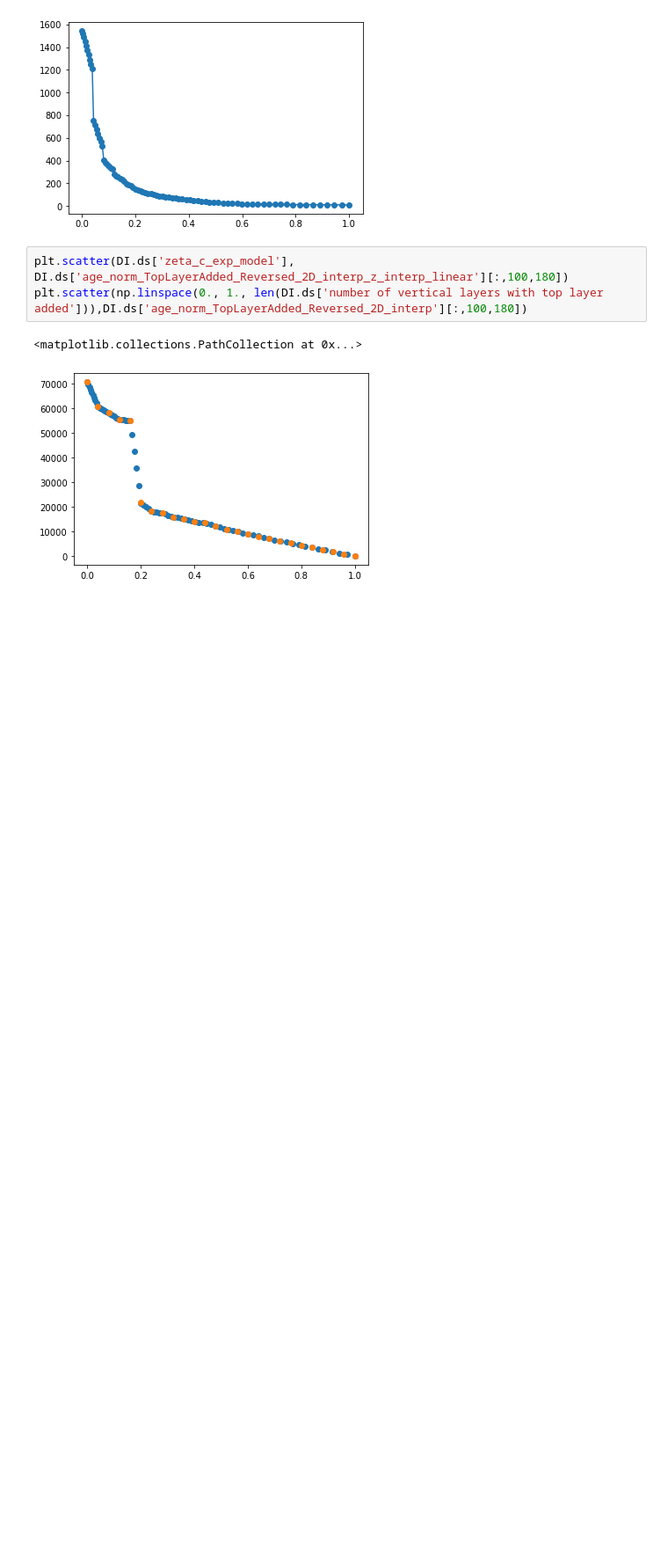
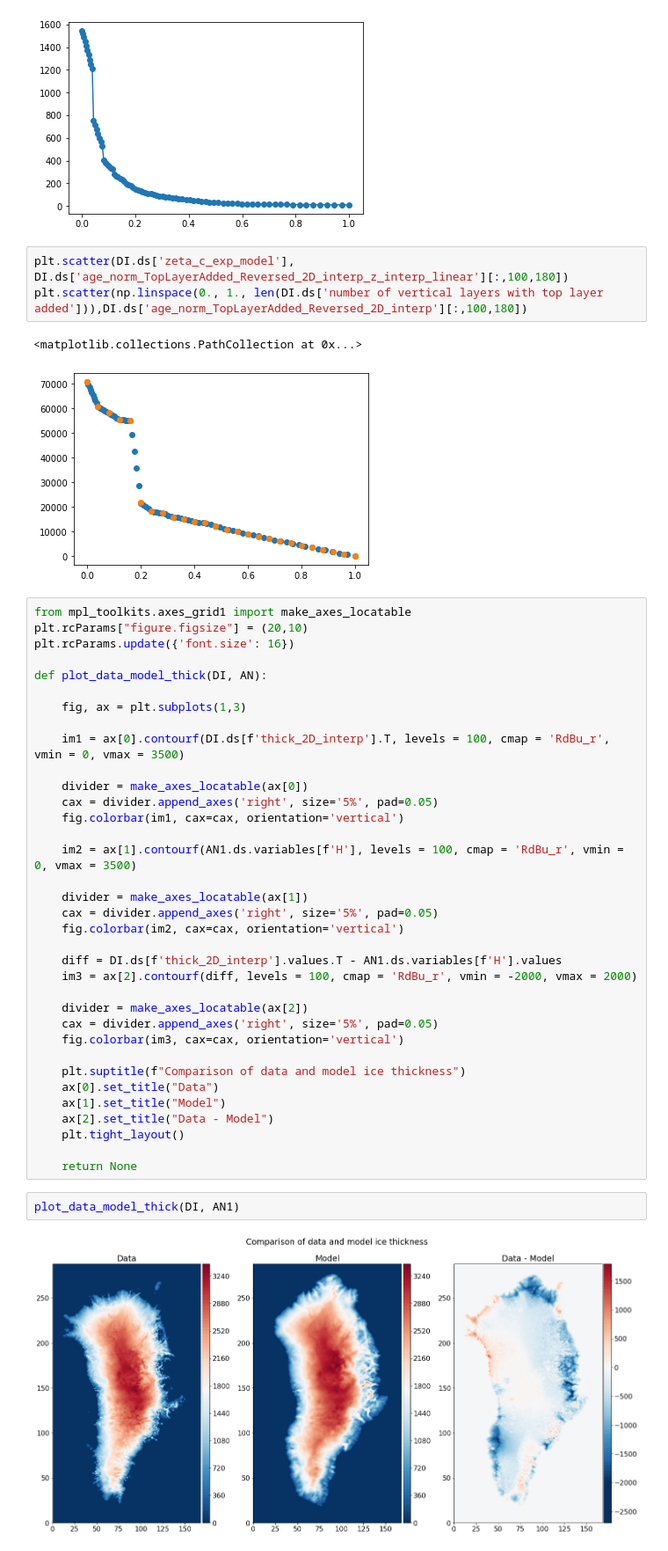
Before and after one commit to Shreyas911/sicopolis_tapenade_tools, a Jupyter notebook: forward_run_analysis/forward_run_analysis.ipynb, the cells around one changed output. Shown at 88% size. Drawn from its saved outputs; the diff is of its cells as text; blank space fills up the shorter version.

```diff
--- a/forward_run_analysis/forward_run_analysis.ipynb
+++ b/forward_run_analysis/forward_run_analysis.ipynb
@@ -553,3 +667,42 @@ plt.scatter(np.linspace(0., 1., len(DI.ds['number of vertical layers with top la
 # %% [output]
 <matplotlib.collections.PathCollection at 0x...>
 [figure]
+# %%
+from mpl_toolkits.axes_grid1 import make_axes_locatable
+plt.rcParams["figure.figsize"] = (20,10)
+plt.rcParams.update({'font.size': 16})
+
+def plot_data_model_thick(DI, AN):
+
+    fig, ax = plt.subplots(1,3)
+
+    im1 = ax[0].contourf(DI.ds[f'thick_2D_interp'].T, levels = 100, cmap = 'RdBu_r', vmin = 0, vmax = 3500)
+
+    divider = make_axes_locatable(ax[0])
+    cax = divider.append_axes('right', size='5%', pad=0.05)
+    fig.colorbar(im1, cax=cax, orientation='vertical')
+
+    im2 = ax[1].contourf(AN1.ds.variables[f'H'], levels = 100, cmap = 'RdBu_r', vmin = 0, vmax = 3500)
+
+    divider = make_axes_locatable(ax[1])
+    cax = divider.append_axes('right', size='5%', pad=0.05)
+    fig.colorbar(im2, cax=cax, orientation='vertical')
+
+    diff = DI.ds[f'thick_2D_interp'].values.T - AN1.ds.variables[f'H'].values
+    im3 = ax[2].contourf(diff, levels = 100, cmap = 'RdBu_r', vmin = -2000, vmax = 2000)
+
+    divider = make_axes_locatable(ax[2])
+    cax = divider.append_axes('right', size='5%', pad=0.05)
+    fig.colorbar(im3, cax=cax, orientation='vertical')
+
+    plt.suptitle(f"Comparison of data and model ice thickness")
+    ax[0].set_title("Data")
+    ax[1].set_title("Model")
+    ax[2].set_title("Data - Model")
+    plt.tight_layout()
+
+    return None
+# %%
+plot_data_model_thick(DI, AN1)
+# %% [output]
+[figure, added]
```
Also changed, not shown: parts of 14 cells of this notebook.
